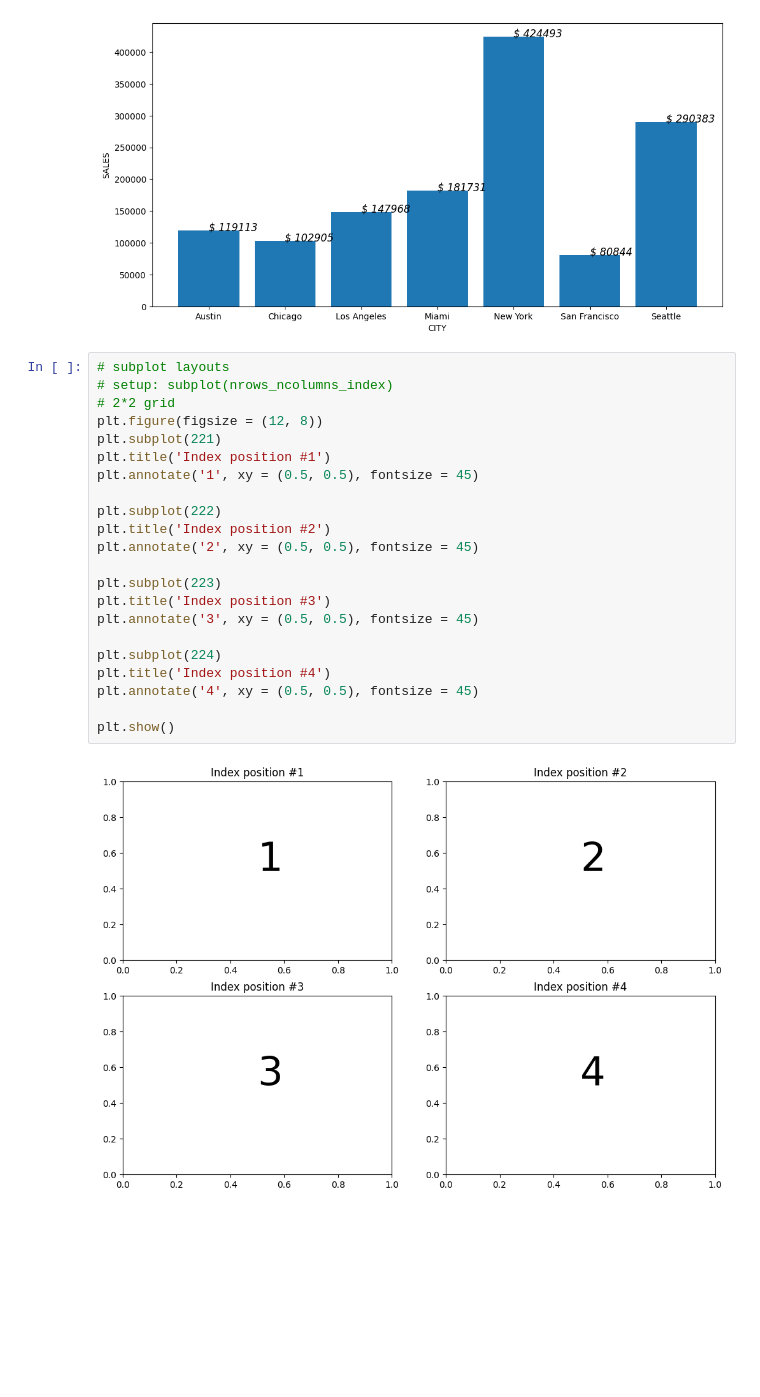
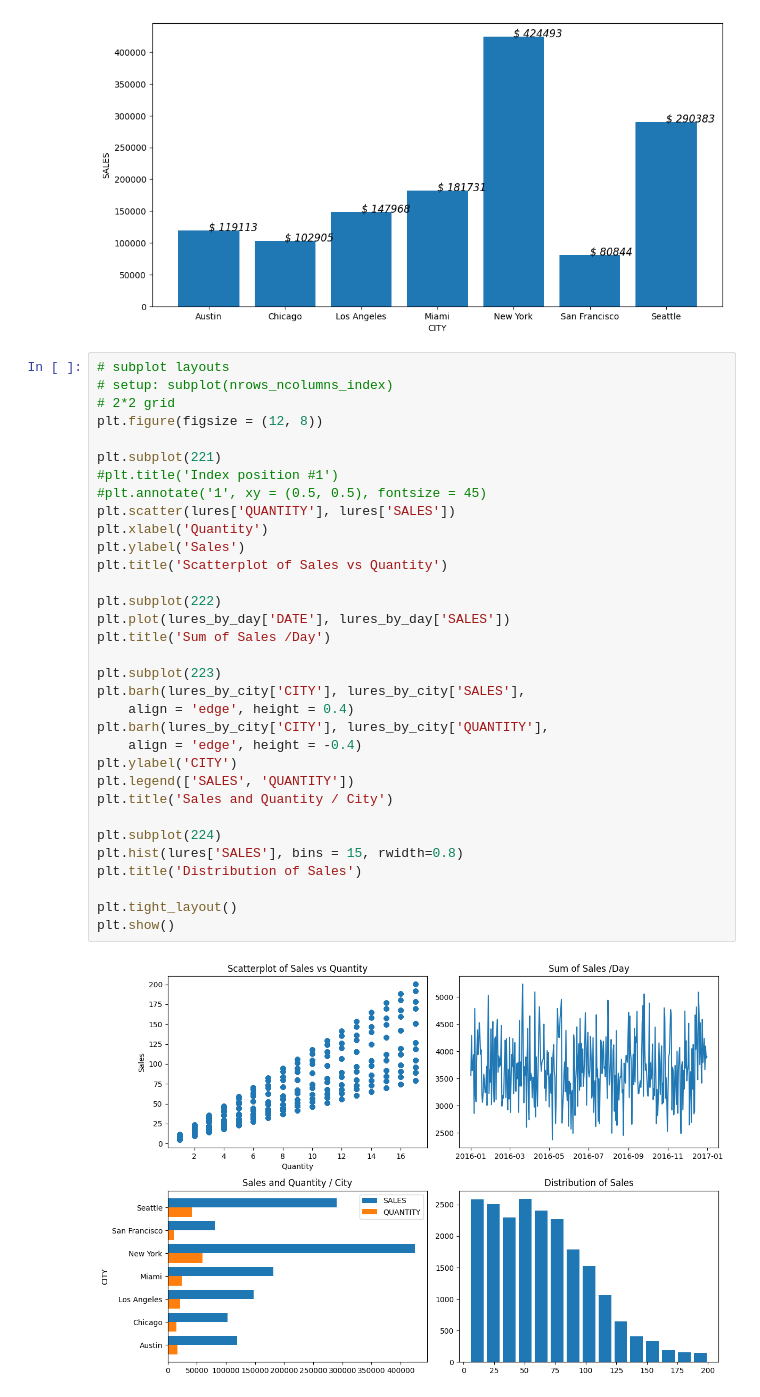
Before and after one commit to wuamy/notebook, a Jupyter notebook: Demo2.ipynb, the cells around one changed output. Drawn from its saved outputs; the diff is of its cells as text; blank space fills up the shorter version.

```diff
--- a/Demo2.ipynb
+++ b/Demo2.ipynb
@@ -204,24 +204,35 @@ plt.show()
 # %%
 # subplot layouts
 # setup: subplot(nrows_ncolumns_index)
 # 2*2 grid
 plt.figure(figsize = (12, 8))
+
 plt.subplot(221)
-plt.title('Index position #1')
-plt.annotate('1', xy = (0.5, 0.5), fontsize = 45)
+#plt.title('Index position #1')
+#plt.annotate('1', xy = (0.5, 0.5), fontsize = 45)
+plt.scatter(lures['QUANTITY'], lures['SALES'])
+plt.xlabel('Quantity')
+plt.ylabel('Sales')
+plt.title('Scatterplot of Sales vs Quantity')
 
 plt.subplot(222)
-plt.title('Index position #2')
-plt.annotate('2', xy = (0.5, 0.5), fontsize = 45)
+plt.plot(lures_by_day['DATE'], lures_by_day['SALES'])
+plt.title('Sum of Sales /Day')
 
 plt.subplot(223)
-plt.title('Index position #3')
-plt.annotate('3', xy = (0.5, 0.5), fontsize = 45)
+plt.barh(lures_by_city['CITY'], lures_by_city['SALES'],
+    align = 'edge', height = 0.4)
+plt.barh(lures_by_city['CITY'], lures_by_city['QUANTITY'],
+    align = 'edge', height = -0.4)
+plt.ylabel('CITY')
+plt.legend(['SALES', 'QUANTITY'])
+plt.title('Sales and Quantity / City')
 
 plt.subplot(224)
-plt.title('Index position #4')
-plt.annotate('4', xy = (0.5, 0.5), fontsize = 45)
+plt.hist(lures['SALES'], bins = 15, rwidth=0.8)
+plt.title('Distribution of Sales')
 
+plt.tight_layout()
 plt.show()
 # %% [output]
-[figure, old version]
+[figure, new version]
```
Also changed, not shown: parts of 4 cells of this notebook.
